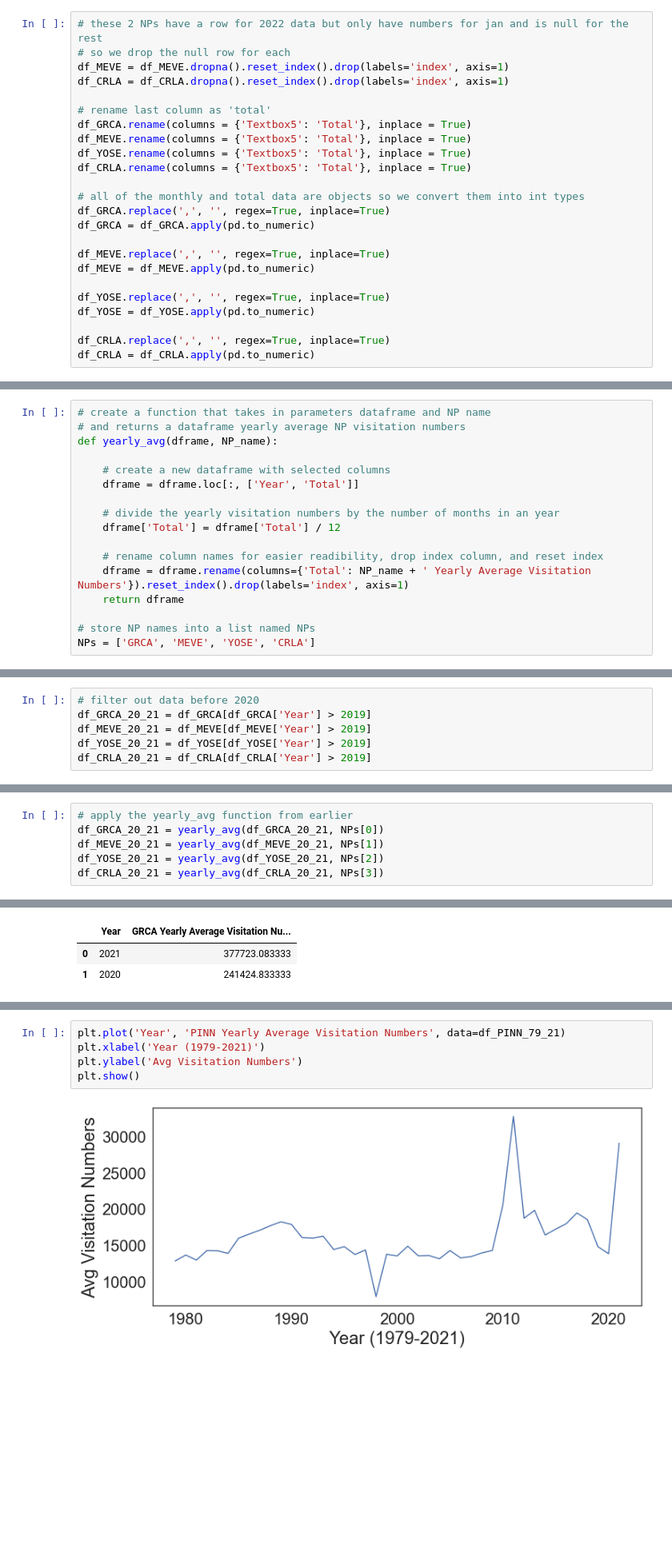
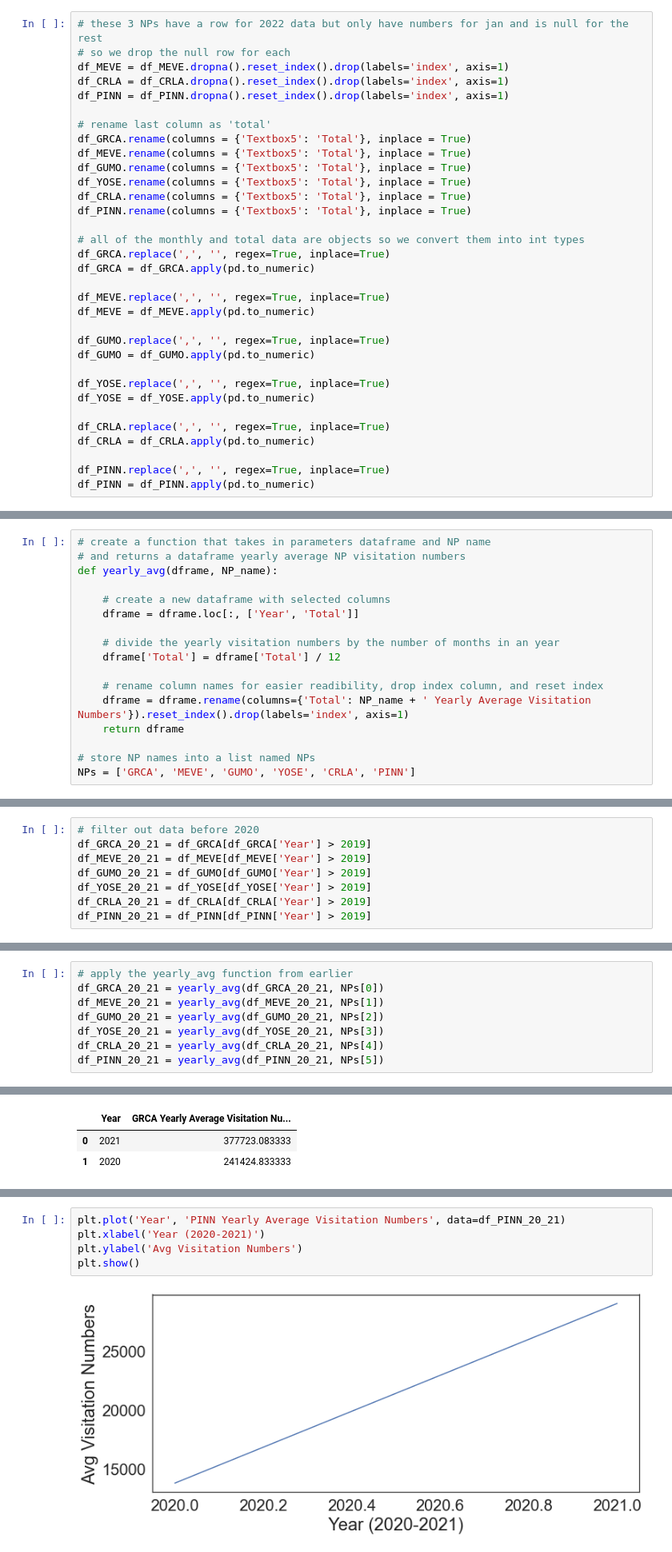
Before and after one commit to mqdhilla/COGS108_Repo, a Jupyter notebook: EDACheckpointGroup043-Wi22.ipynb, the cells around one changed output, grey strips where cells are left out. Shown at 80% size. Cells and saved outputs as stored; diff of their text form; blank space fills up the shorter version.

Commit message:
NYT county filter, added GUMO & PINN back, edited plots

```diff
--- a/EDACheckpointGroup043-Wi22.ipynb
+++ b/EDACheckpointGroup043-Wi22.ipynb
@@ -172,16 +172,19 @@ df_covid_cases.head()
 # %% [markdown]
 There are some minor fixes for the data of the parks of interest:
 # %%
-# these 2 NPs have a row for 2022 data but only have numbers for jan and is null for the rest
+# these 3 NPs have a row for 2022 data but only have numbers for jan and is null for the rest
 # so we drop the null row for each
 df_MEVE = df_MEVE.dropna().reset_index().drop(labels='index', axis=1)
 df_CRLA = df_CRLA.dropna().reset_index().drop(labels='index', axis=1)
+df_PINN = df_PINN.dropna().reset_index().drop(labels='index', axis=1)
 
 # rename last column as 'total'
 df_GRCA.rename(columns = {'Textbox5': 'Total'}, inplace = True)
 df_MEVE.rename(columns = {'Textbox5': 'Total'}, inplace = True)
+df_GUMO.rename(columns = {'Textbox5': 'Total'}, inplace = True)
 df_YOSE.rename(columns = {'Textbox5': 'Total'}, inplace = True)
 df_CRLA.rename(columns = {'Textbox5': 'Total'}, inplace = True)
+df_PINN.rename(columns = {'Textbox5': 'Total'}, inplace = True)
 
 # all of the monthly and total data are objects so we convert them into int types
 df_GRCA.replace(',', '', regex=True, inplace=True)
@@ -190,11 +193,17 @@ df_GRCA = df_GRCA.apply(pd.to_numeric)
 df_MEVE.replace(',', '', regex=True, inplace=True)
 df_MEVE = df_MEVE.apply(pd.to_numeric)
 
+df_GUMO.replace(',', '', regex=True, inplace=True)
+df_GUMO = df_GUMO.apply(pd.to_numeric)
+
 df_YOSE.replace(',', '', regex=True, inplace=True)
 df_YOSE = df_YOSE.apply(pd.to_numeric)
 
 df_CRLA.replace(',', '', regex=True, inplace=True)
 df_CRLA = df_CRLA.apply(pd.to_numeric)
+
+df_PINN.replace(',', '', regex=True, inplace=True)
+df_PINN = df_PINN.apply(pd.to_numeric)
 # %%
 # take a look at the cleaned dataset
 df_GRCA.head()
@@ -404,7 +441,7 @@ def yearly_avg(dframe, NP_name):
     return dframe
 
 # store NP names into a list named NPs
-NPs = ['GRCA', 'MEVE', 'YOSE', 'CRLA']
+NPs = ['GRCA', 'MEVE', 'GUMO', 'YOSE', 'CRLA', 'PINN']
 # %%
 df_GRCA_12_19 = yearly_avg(df_GRCA_12_19, NPs[0])
 df_MEVE_12_19 = yearly_avg(df_MEVE_12_19, NPs[1])
@@ -466,8 +519,10 @@ Next, we get the yearly park visitation averages during the pandemic (2020-2021)
 # filter out data before 2020
 df_GRCA_20_21 = df_GRCA[df_GRCA['Year'] > 2019]
 df_MEVE_20_21 = df_MEVE[df_MEVE['Year'] > 2019]
+df_GUMO_20_21 = df_GUMO[df_GUMO['Year'] > 2019]
 df_YOSE_20_21 = df_YOSE[df_YOSE['Year'] > 2019]
 df_CRLA_20_21 = df_CRLA[df_CRLA['Year'] > 2019]
+df_PINN_20_21 = df_PINN[df_PINN['Year'] > 2019]
 # %%
 # check that the stored dataset contains only 2020-2021 data
 df_GRCA_20_21['Year'].unique()
@@ -477,8 +532,10 @@ array([2021, 2020], dtype=int64)
 # apply the yearly_avg function from earlier
 df_GRCA_20_21 = yearly_avg(df_GRCA_20_21, NPs[0])
 df_MEVE_20_21 = yearly_avg(df_MEVE_20_21, NPs[1])
-df_YOSE_20_21 = yearly_avg(df_YOSE_20_21, NPs[2])
-df_CRLA_20_21 = yearly_avg(df_CRLA_20_21, NPs[3])
+df_GUMO_20_21 = yearly_avg(df_GUMO_20_21, NPs[2])
+df_YOSE_20_21 = yearly_avg(df_YOSE_20_21, NPs[3])
+df_CRLA_20_21 = yearly_avg(df_CRLA_20_21, NPs[4])
+df_PINN_20_21 = yearly_avg(df_PINN_20_21, NPs[5])
 # %%
 # look at the yearly average NP visitation rates for years 2020-2021
 df_GRCA_20_21.head()
@@ -515,12 +579,12 @@ plt.show()
 # %% [output]
 [figure]
 # %%
-plt.plot('Year', 'PINN Yearly Average Visitation Numbers', data=df_PINN_79_21)
-plt.xlabel('Year (1979-2021)')
+plt.plot('Year', 'PINN Yearly Average Visitation Numbers', data=df_PINN_20_21)
+plt.xlabel('Year (2020-2021)')
 plt.ylabel('Avg Visitation Numbers')
 plt.show()
 # %% [output]
-[figure, old version]
+[figure, new version]
 # %%
 plt.plot('Year', 'GRCA Yearly Average Visitation Numbers', data=df_GRCA_20_21)
 plt.plot('Year', 'MEVE Yearly Average Visitation Numbers', data=df_MEVE_20_21)
```
Also changed, not shown: parts of 19 cells of this notebook.
